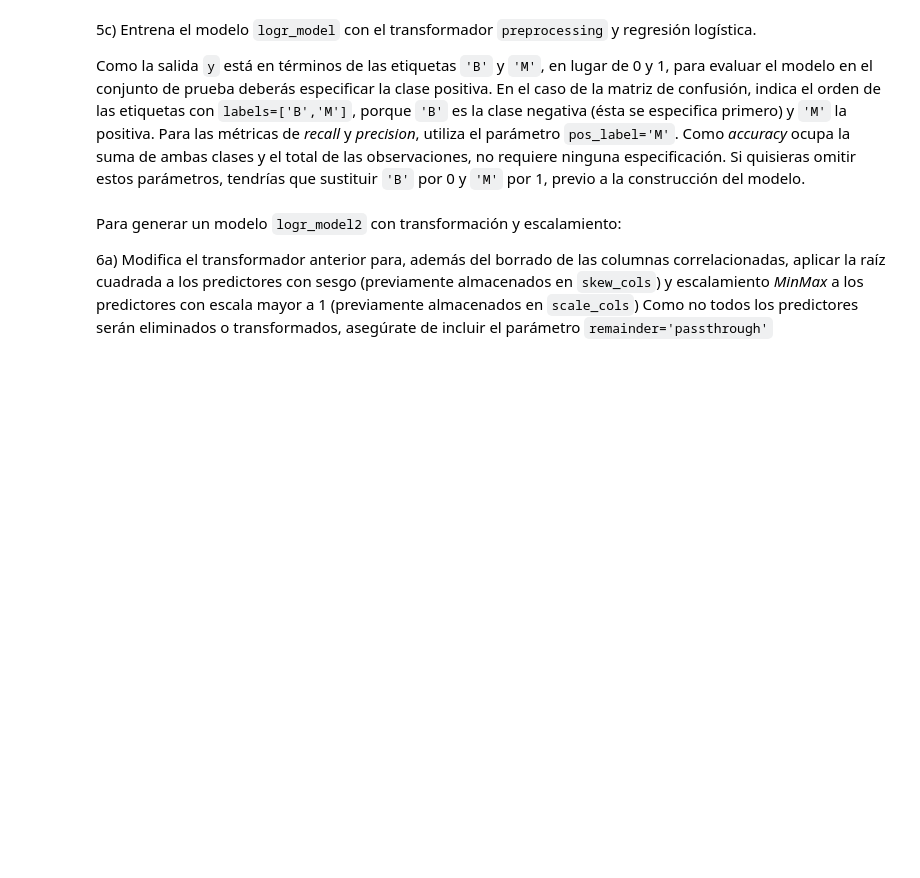
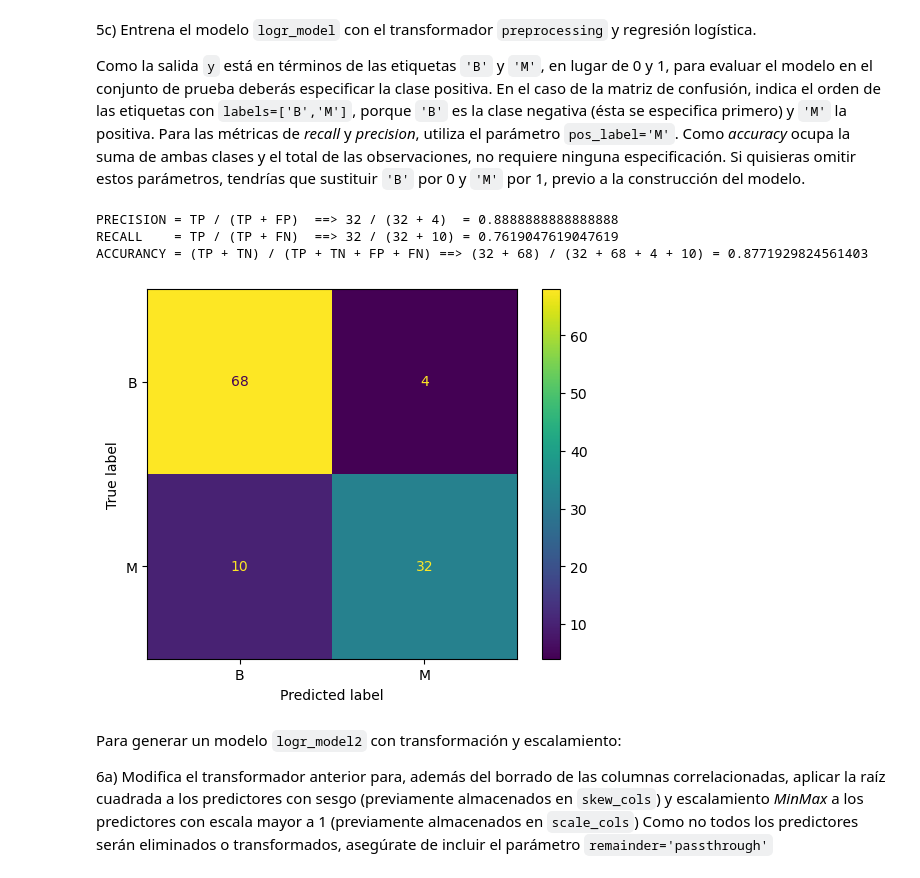
Before and after one commit to alcalderagl/repo-equipo, a Jupyter notebook: Actividad9RLog.ipynb, the cells around one changed output. Cells and saved outputs as stored; diff of their text form; code cells hidden in the pictures; blank space fills up the shorter version.

```diff
--- a/Actividad9RLog.ipynb
+++ b/Actividad9RLog.ipynb
@@ -349,3 +350,7 @@ plt.tight_layout()
 Con todo el análisis anterior, estamos listos para generar un modelo *baseline* denominado `logr_model`. Para ello:
 
 5a) Vuelve a leer el contenido del archivo, haz que el `id` sea el índice y separa las variables del dataframe: en `X` coloca los predictores y en `y` la variable de respuesta o salida (`diagnosis`). Divide el conjunto en entrenamiento y prueba (80:20) considerando el parámetro `random_state` con el valor de 1.
+# %%
+cancer_df = pd.read_csv('data.csv')
+cancer_df.set_index('id', inplace=True)
+cancer_df
@@ -351,0 +372,3 @@ Con todo el análisis anterior, estamos listos para generar un modelo *baseline*
+# %%
+X = cancer_df.drop(columns=['diagnosis'])
+y = cancer_df.loc[:,'diagnosis']
@@ -351,0 +408,3 @@ Con todo el análisis anterior, estamos listos para generar un modelo *baseline*
+# %%
+from sklearn.model_selection import train_test_split
+X_train, X_test, y_train, y_test = train_test_split(X, y, train_size=0.8, random_state=1)
@@ -352,2 +460,9 @@ Con todo el análisis anterior, estamos listos para generar un modelo *baseline*
 # %% [markdown]
 5b) Prepara un transformador, denominado `preprocessing`, para borrar las columnas altamente correlacionadas (las 18 variables que se determinaron en los ejercicios previos) Asegúrate de incluir el parámetro `remainder='passthrough'` para mantener el resto de las variables.
+# %%
+from sklearn.compose import ColumnTransformer
+drop_variables = worst_columns + drop_columns
+print('total of variables to remove:',len(drop_variables))
+for i, col in enumerate(drop_variables, 1):
+    print(f'{i}.', col)
+preprocessing = ColumnTransformer(remainder='passthrough',transformers=[('remove','drop', drop_variables)])
@@ -355,6 +490,33 @@ Con todo el análisis anterior, estamos listos para generar un modelo *baseline*
 5c) Entrena el modelo `logr_model` con el transformador `preprocessing` y  regresión logística.
 
 Como la salida `y` está en términos de las etiquetas `'B'` y `'M'`, en lugar de 0 y 1, para evaluar el modelo en el conjunto de prueba deberás especificar la clase positiva. En el caso de la matriz de confusión, indica el orden de las etiquetas con `labels=['B','M']`, porque `'B'` es la clase negativa (ésta se especifica primero) y `'M'` la positiva. Para las métricas de *recall* y *precision*, utiliza el parámetro `pos_label='M'`. Como *accuracy* ocupa la suma de ambas clases y el total de las observaciones, no requiere ninguna especificación. Si quisieras omitir estos parámetros, tendrías que sustituir `'B'` por 0 y `'M'` por 1, previo a la construcción del modelo.
+# %%
+from sklearn.pipeline import make_pipeline
+from sklearn.linear_model import LogisticRegression
+from sklearn.metrics import confusion_matrix, ConfusionMatrixDisplay, precision_score, recall_score, accuracy_score
+
+
+def infoLogisticReg(y_test, prediction, logr_model, pos_la):
+    cm = confusion_matrix(y_test, prediction, labels=logr_model.classes_)
+    disp = ConfusionMatrixDisplay(confusion_matrix=cm, display_labels=logr_model.classes_)
+    disp.plot()
+    tp = cm[1][1]
+    fp = cm[0][1]
+    fn = cm[1][0]
+    tn = cm[0][0]
+    print(f'PRECISION = TP / (TP + FP)  ==> {tp} / ({tp} + {fp})  =', precision_score(y_test, prediction, pos_label=pos_la))
+    print(f'RECALL    = TP / (TP + FN)  ==> {tp} / ({tp} + {fn}) =', recall_score(y_test, prediction, pos_label=pos_la))
+    print(f'ACCURANCY = (TP + TN) / (TP + TN + FP + FN) ==> ({tp} + {tn}) / ({tp} + {tn} + {fp} + {fn}) =', accuracy_score(y_test, prediction))
+
+logr_model = make_pipeline(preprocessing, LogisticRegression())
+logr_model.fit(X_train, y_train)
+predict = logr_model.predict(X_test)
+infoLogisticReg(y_test, predict, logr_model, 'M')
+# %% [output]
+PRECISION = TP / (TP + FP)  ==> 32 / (32 + 4)  = 0.8888888888888888
+RECALL    = TP / (TP + FN)  ==> 32 / (32 + 10) = 0.7619047619047619
+ACCURANCY = (TP + TN) / (TP + TN + FP + FN) ==> (32 + 68) / (32 + 68 + 4 + 10) = 0.8771929824561403
+[figure, added]
 # %% [markdown]
 Para generar un modelo `logr_model2` con transformación y escalamiento:
 
```
Also changed, not shown: parts of 11 cells of this notebook.
